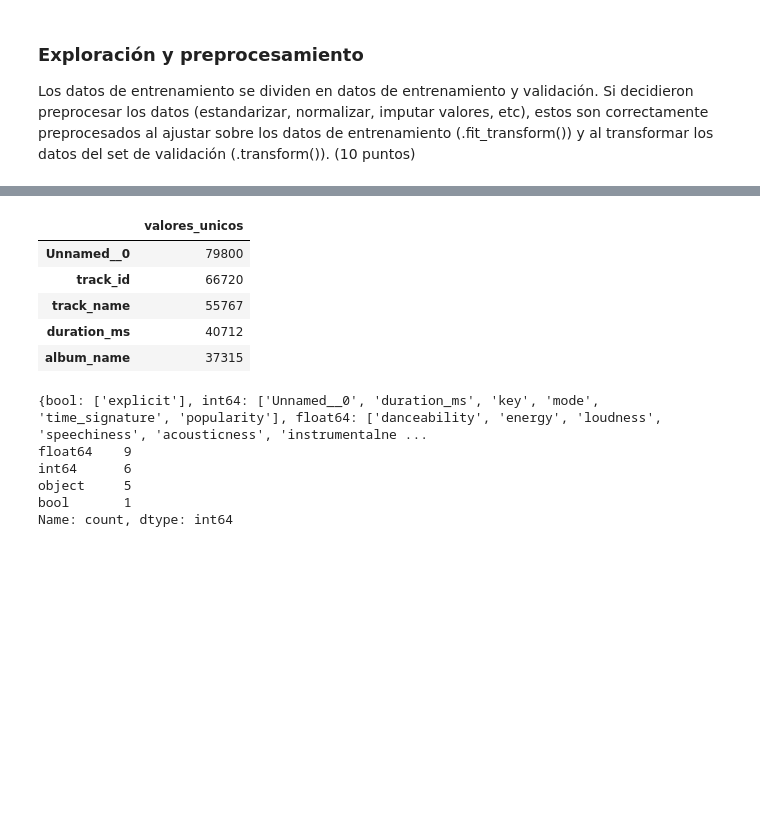
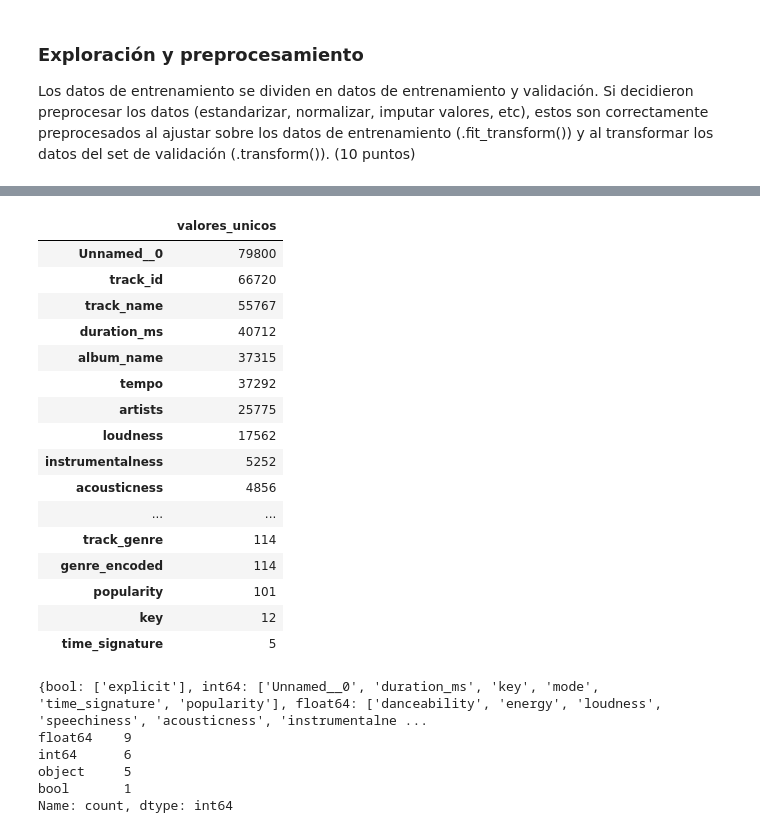
Before and after one commit to dianagar9527/Grupo_27_ML, a Jupyter notebook: Semana 3/S3P1_proyecto1_diana.ipynb, the cells around one changed output, grey strips where cells are left out. Drawn from its saved outputs; the diff is of its cells as text; code cells hidden in the pictures; blank space fills up the shorter version.

```diff
--- a/Semana 3/S3P1_proyecto1_diana.ipynb
+++ b/Semana 3/S3P1_proyecto1_diana.ipynb
@@ -110,16 +105,27 @@ for col in dataTrmaining.coluns:
 # %%
 tabla_unicos = pd.DataFrame({
     "valores_unicos": dataTraining.nunique()
 })
 
-tabla_unicos.sort_values('valores_unicos', ascending = False).head(5)
+tabla_unicos.sort_values('valores_unicos', ascending = False).head(20)
 # %% [output]
 |  | valores_unicos |
 | Unnamed__0 | 79800 |
 | track_id | 66720 |
 | track_name | 55767 |
 | duration_ms | 40712 |
 | album_name | 37315 |
+| tempo | 37292 |
+| artists | 25775 |
+| loudness | 17562 |
+| instrumentalness | 5252 |
+| acousticness | 4856 |
+| ... | ... |
+| track_genre | 114 |
+| genre_encoded | 114 |
+| popularity | 101 |
+| key | 12 |
+| time_signature | 5 |
 # %%
 # Tipos de datos
 tipos = dataTraining.dtypes.groupby(dataTraining.dtypes).groups
```
Also changed, not shown: parts of 22 cells of this notebook.
